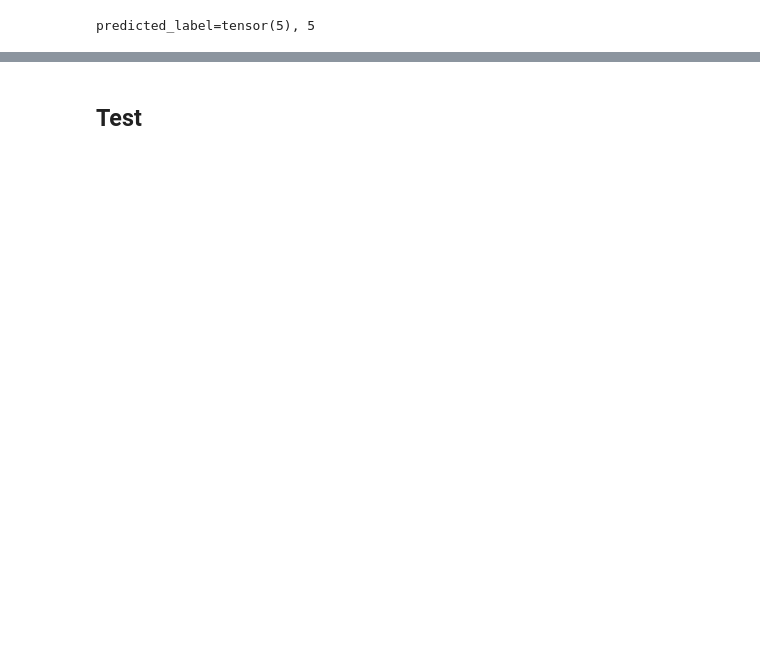
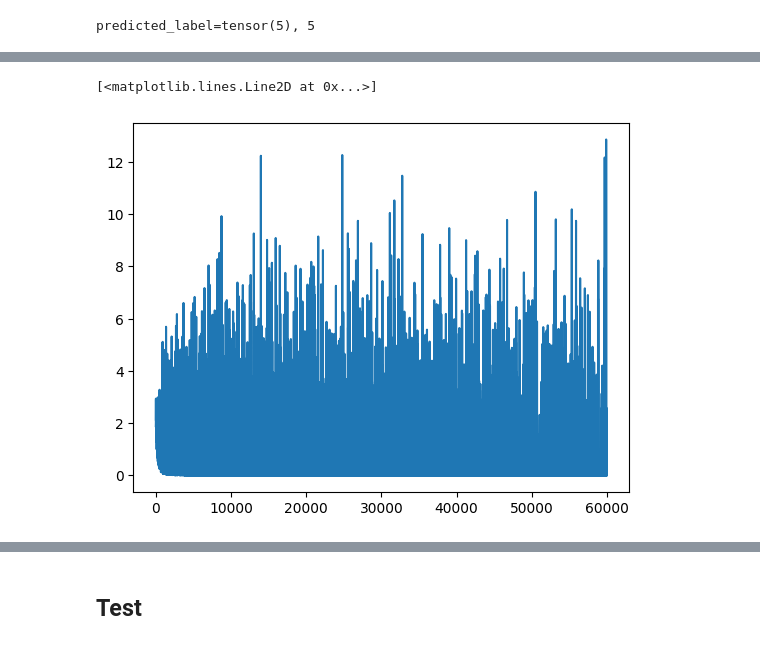
Before and after one commit to OmerBaddour/deep_learning, a Jupyter notebook: notebooks/mnist_pytorch.ipynb, the cells around one changed output, grey strips where cells are left out. Saved outputs shown, nothing was run; the diff lists cells and outputs as text; code cells hidden in the pictures; blank space fills up the shorter version.

```diff
--- a/notebooks/mnist_pytorch.ipynb
+++ b/notebooks/mnist_pytorch.ipynb
@@ -179,0 +178,6 @@ ModuleNotFoundError: No module named 'pyparsing'
+# %%
+# noisy
+plt.plot(losses)
+# %% [output]
+[<matplotlib.lines.Line2D at 0x...>]
+[figure, added]
```
Also changed, not shown: parts of 13 cells of this notebook.
